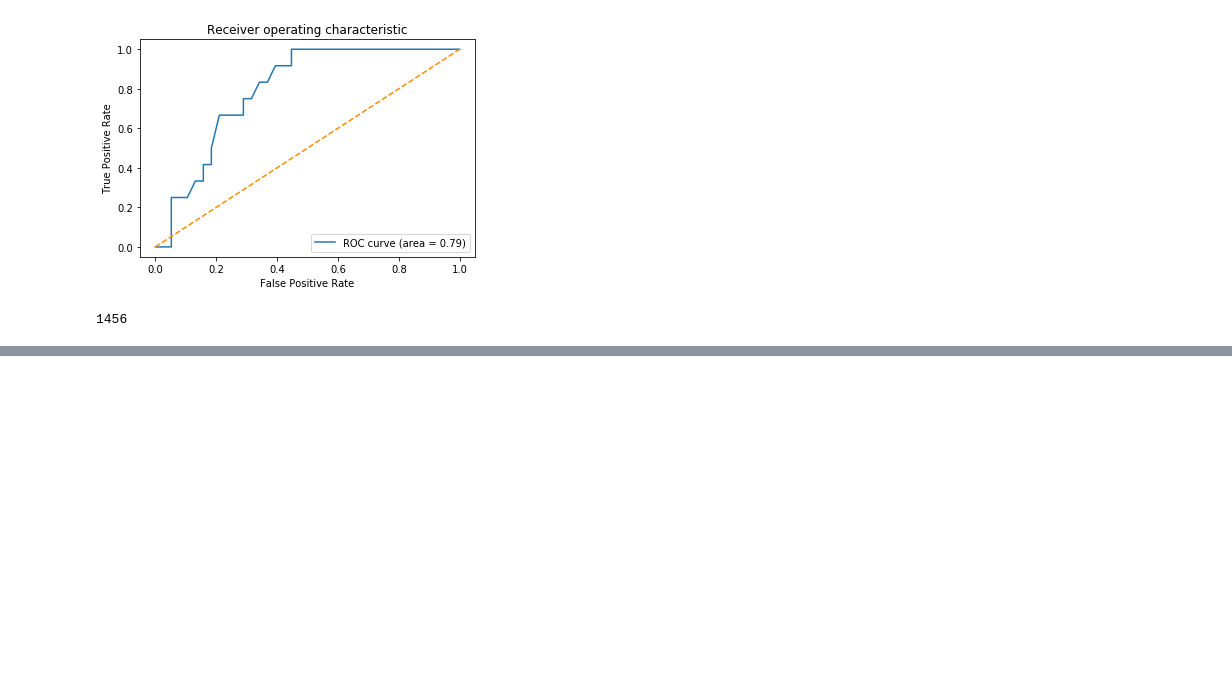
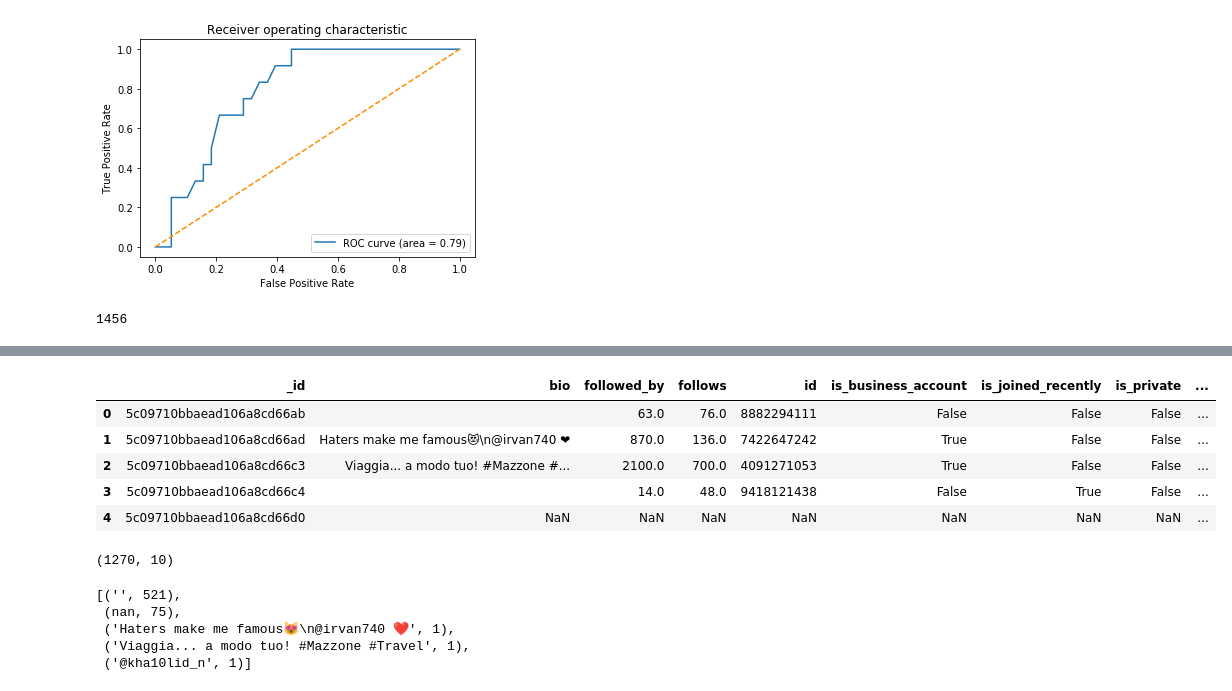
Before and after one commit to liyingli0818/instagram_account_type_predictor, a Jupyter notebook: Baseline_model.ipynb, the cells around one changed output, grey strips where cells are left out. Drawn from its saved outputs; the diff is of its cells as text; code cells hidden in the pictures; blank space fills up the shorter version.

```diff
--- a/Baseline_model.ipynb
+++ b/Baseline_model.ipynb
@@ -395,0 +417,14 @@ pd.DataFrame(list(fc.find()))
+# %%
+df = pd.DataFrame(list(ffc.find()))
+df.head()
+# %% [output]
+|  | _id | bio | followed_by | follows | id | is_business_account | is_joined_recently | is_private | ... |
+| 0 | 5c09710bbaead106a8cd66ab |  | 63.0 | 76.0 | 8882294111 | False | False | False | ... |
+| 1 | 5c09710bbaead106a8cd66ad | Haters make me famous😻\n@irvan740 ❤ | 870.0 | 136.0 | 7422647242 | True | False | False | ... |
+| 2 | 5c09710bbaead106a8cd66c3 | Viaggia... a modo tuo! #Mazzone #... | 2100.0 | 700.0 | 4091271053 | True | False | False | ... |
+| 3 | 5c09710bbaead106a8cd66c4 |  | 14.0 | 48.0 | 9418121438 | False | True | False | ... |
+| 4 | 5c09710bbaead106a8cd66d0 | NaN | NaN | NaN | NaN | NaN | NaN | NaN | ... |
+# %%
+df.shape
+# %% [output]
+(1270, 10)
@@ -395,0 +434,8 @@ pd.DataFrame(list(fc.find()))
+# %%
+bio_counts.most_common(n=5)
+# %% [output]
+[('', 521),
+ (nan, 75),
+ ('Haters make me famous😻\n@irvan740 ❤', 1),
+ ('Viaggia... a modo tuo! #Mazzone #Travel', 1),
+ ('@kha10lid_n', 1)]
```
Also changed, not shown: parts of 21 cells of this notebook, 49 other files.
